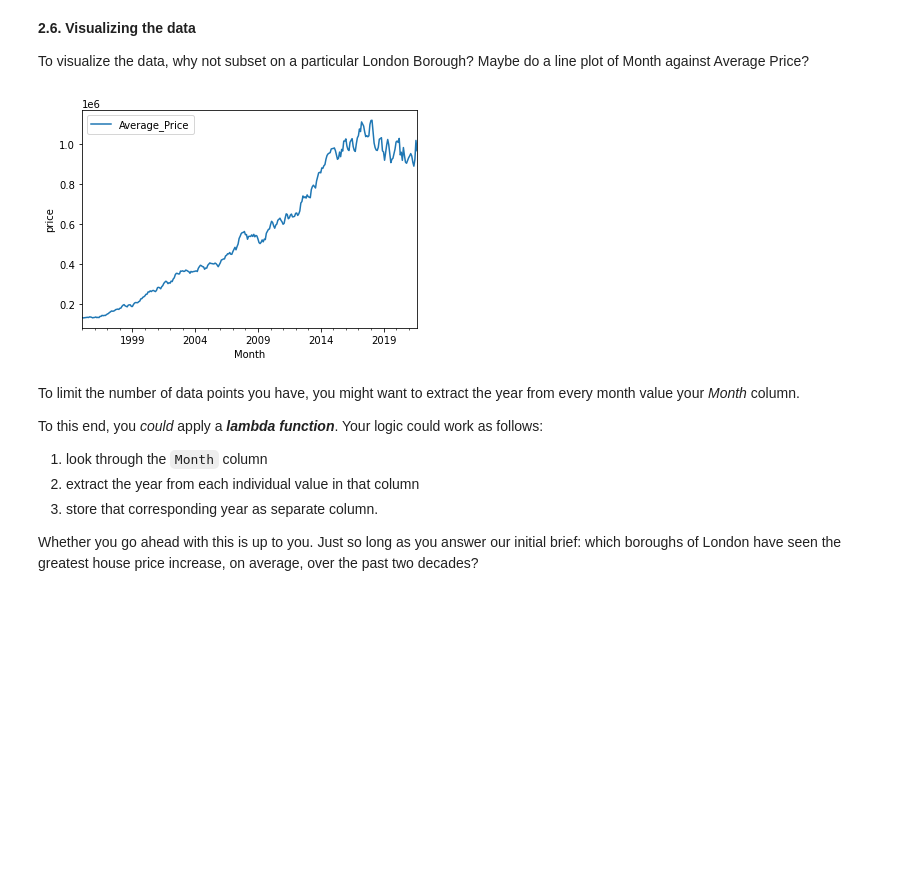
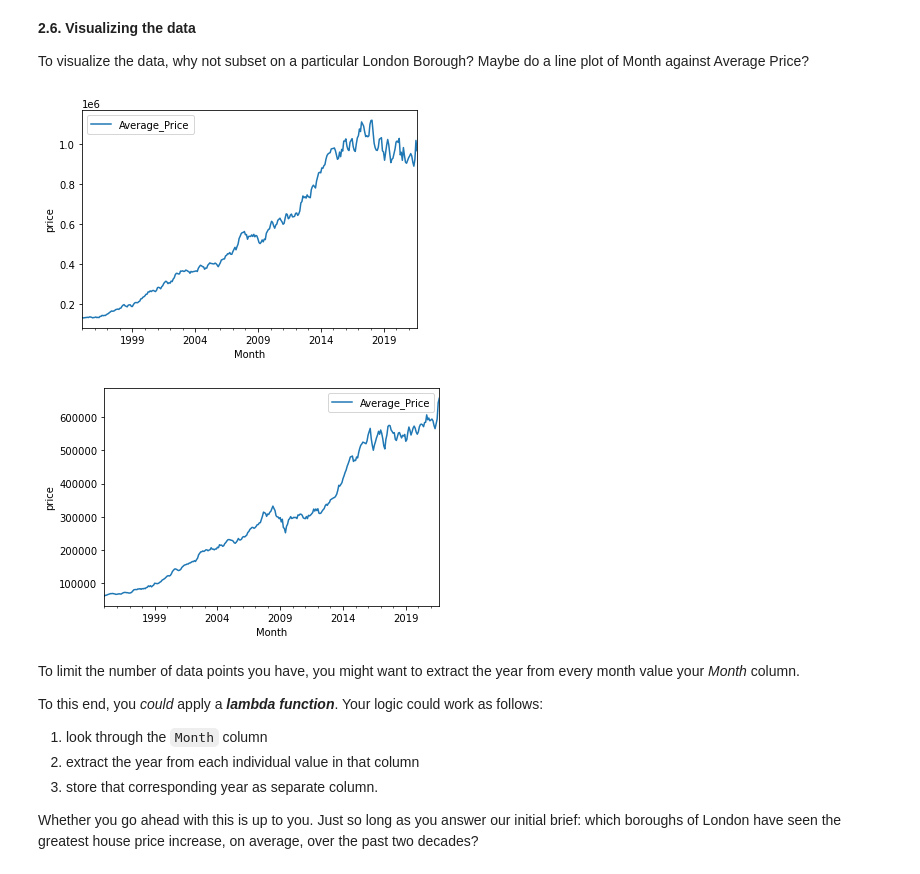
Before and after one commit to caitlinruble/Springboard, a Jupyter notebook: Unit 4 Challenge - Tier 3.ipynb, the cells around one changed output. Cells and saved outputs as stored; diff of their text form; code cells hidden in the pictures; blank space fills up the shorter version.

```diff
--- a/Unit 4 Challenge - Tier 3.ipynb
+++ b/Unit 4 Challenge - Tier 3.ipynb
@@ -255,9 +261,11 @@ df
 To visualize the data, why not subset on a particular London Borough? Maybe do a line plot of Month against Average Price?
 # %%
 df[df['London_Borough'] == 'Westminster'].plot(x = 'Month', y='Average_Price', ylabel = 'price')
+df[df['London_Borough'] == 'Hackney'].plot(x = 'Month', y='Average_Price', ylabel = 'price')
 plt.show()
 # %% [output]
 [figure]
+[figure, added]
 # %% [markdown]
 To limit the number of data points you have, you might want to extract the year from every month value your *Month* column.
 
```
Also changed, not shown: parts of 5 cells of this notebook.
